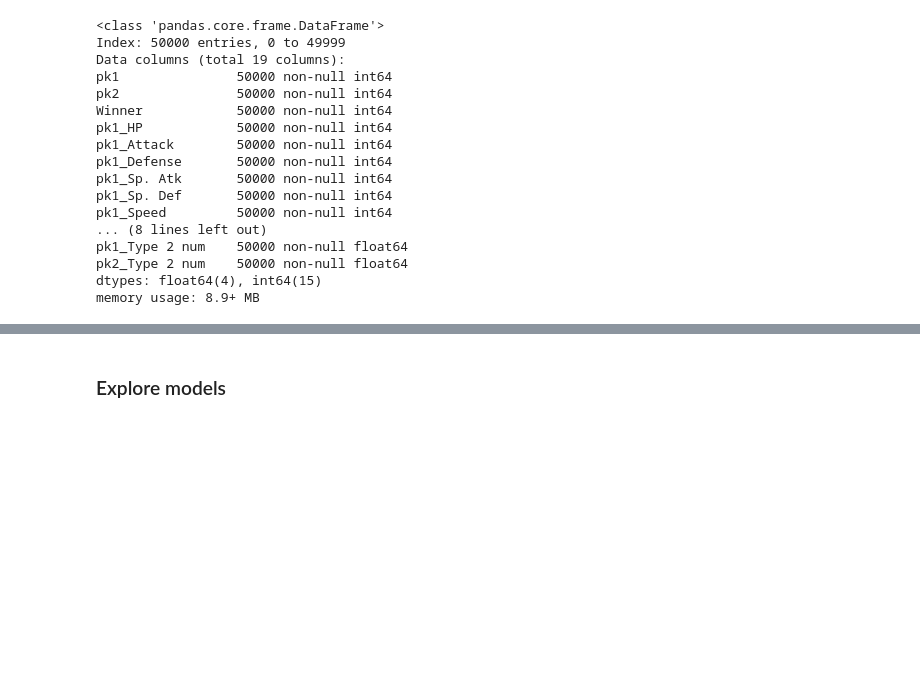
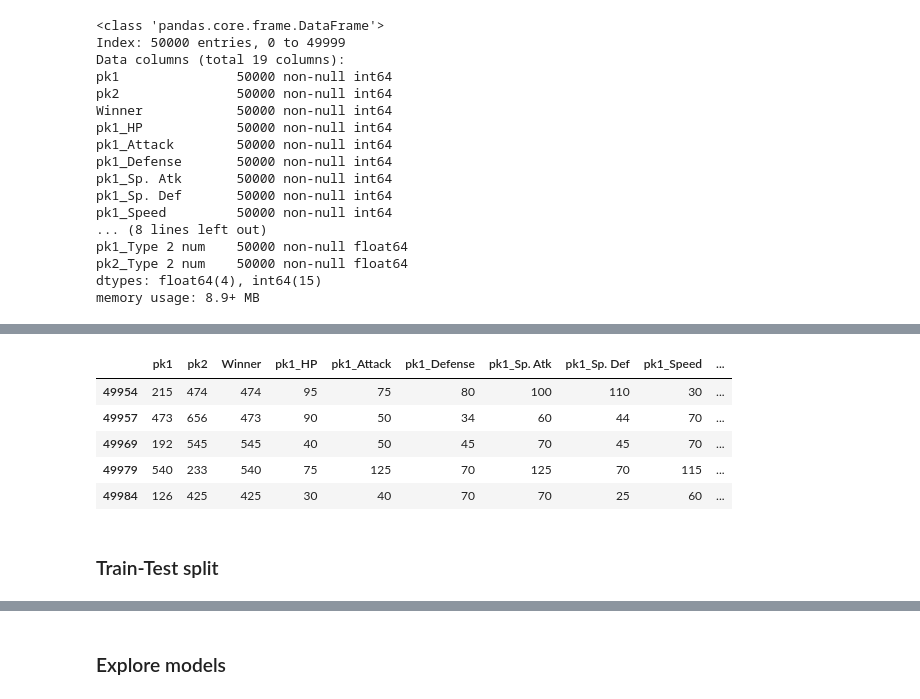
Before and after one commit to alcinoluiz/pokemon-challenge, a Jupyter notebook: Pokemon Challenge 1x1.ipynb, the cells around one changed output, grey strips where cells are left out. Saved outputs shown, nothing was run; the diff lists cells and outputs as text; code cells hidden in the pictures; blank space fills up the shorter version.

```diff
--- a/Pokemon Challenge 1x1.ipynb
+++ b/Pokemon Challenge 1x1.ipynb
@@ -722,0 +733,11 @@ memory usage: 8.9+ MB
+# %%
+cb_total.tail()
+# %% [output]
+|  | pk1 | pk2 | Winner | pk1_HP | pk1_Attack | pk1_Defense | pk1_Sp. Atk | pk1_Sp. Def | pk1_Speed | ... |
+| 49954 | 215 | 474 | 474 | 95 | 75 | 80 | 100 | 110 | 30 | ... |
+| 49957 | 473 | 656 | 473 | 90 | 50 | 34 | 60 | 44 | 70 | ... |
+| 49969 | 192 | 545 | 545 | 40 | 50 | 45 | 70 | 45 | 70 | ... |
+| 49979 | 540 | 233 | 540 | 75 | 125 | 70 | 125 | 70 | 115 | ... |
+| 49984 | 126 | 425 | 425 | 30 | 40 | 70 | 70 | 25 | 60 | ... |
+# %% [markdown]
+### Train-Test split
```
Also changed, not shown: parts of 42 cells of this notebook, 1 other file.
